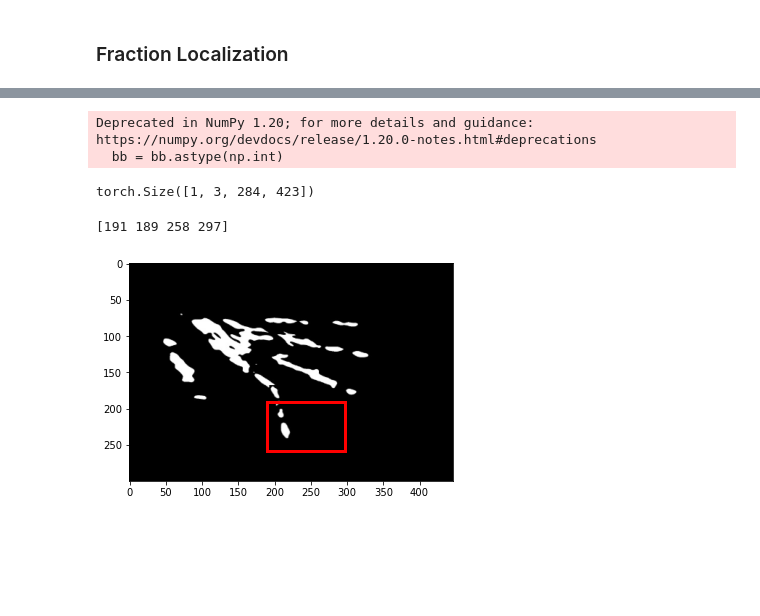
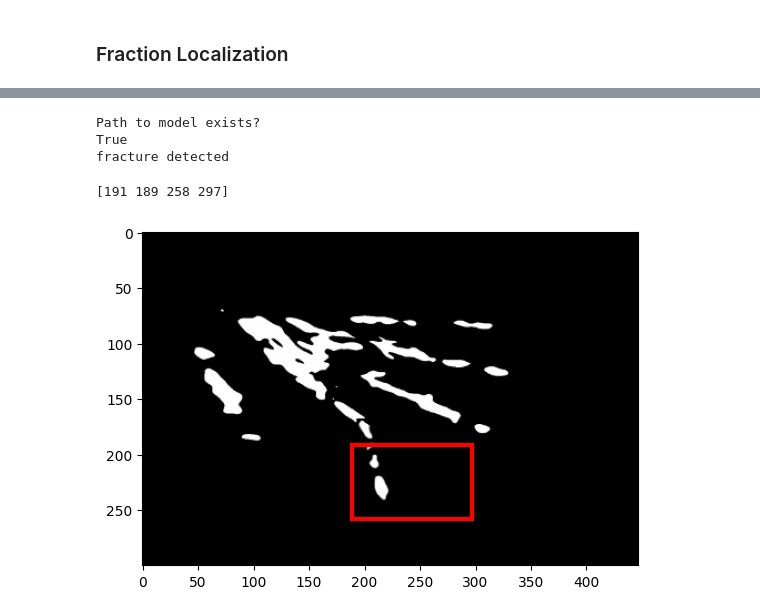
Before and after one commit to RobinFrasch/skeleton-hackaTUM, a Jupyter notebook: main.ipynb, the cells around one changed output, grey strips where cells are left out. Cells and saved outputs as stored; diff of their text form; code cells hidden in the pictures; blank space fills up the shorter version.

```diff
--- a/main.ipynb
+++ b/main.ipynb
@@ -371,12 +44,0 @@ True
-# %%
-# test Dataset
-test_ds = RoadDataset(pd.DataFrame([{'path':'./assets/bb_images/postprocessed_hand_130.jpg'}])['path'],pd.DataFrame([{'bb':np.array([0,0,0,0])}])['bb'],pd.DataFrame([{'y':[0]}])['y'])
-x, y_class, y_bb = test_ds[0]
-# %% [output]
-Deprecated in NumPy 1.20; for more details and guidance: https://numpy.org/devdocs/release/1.20.0-notes.html#deprecations
-  bb = bb.astype(np.int)
-# %%
-xx = torch.FloatTensor(x[None,])
-xx.shape
-# %% [output]
-torch.Size([1, 3, 284, 423])
@@ -386,9 +45,12 @@ out_class, out_bb = model(xx)
-# %%
-# predicted bounding box
-bb_hat = out_bb.detach().cpu().numpy()
-bb_hat = bb_hat.astype(int)
-show_corner_bb(im, bb_hat[0])
-print(bb_hat[0])
-# %% [output]
-[191 189 258 297]
-[figure, removed]
+# %%
+img_array = np.array(img_misaligned)
+live_demo.classification(img_array)
+# %% [output]
+Path to model exists?
+True
+fracture detected
+# %%
+live_demo.fraction_prediction()
+# %% [output]
+[191 189 258 297]
+[figure, added]
```
Also changed, not shown: parts of 26 cells of this notebook, 2 other files.
